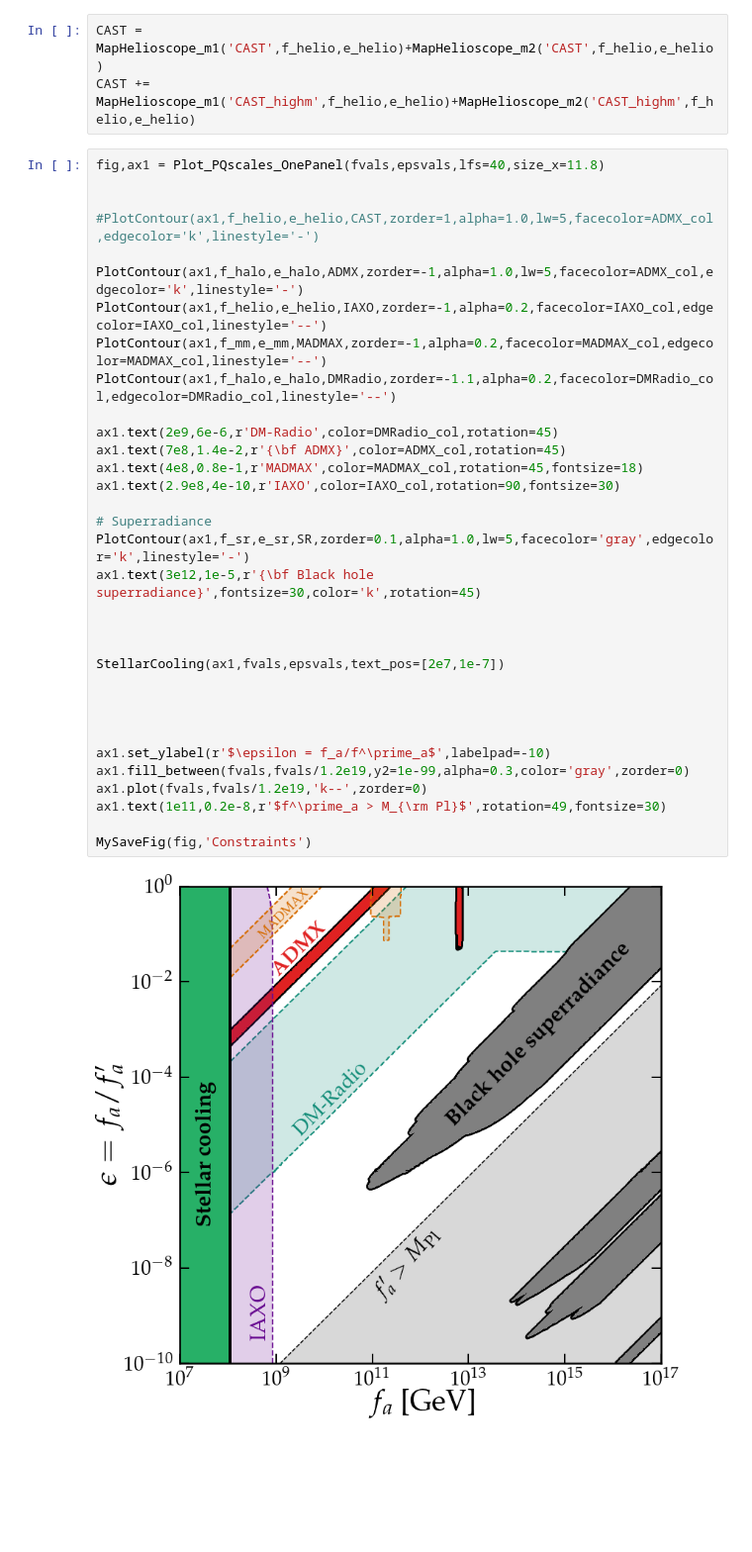
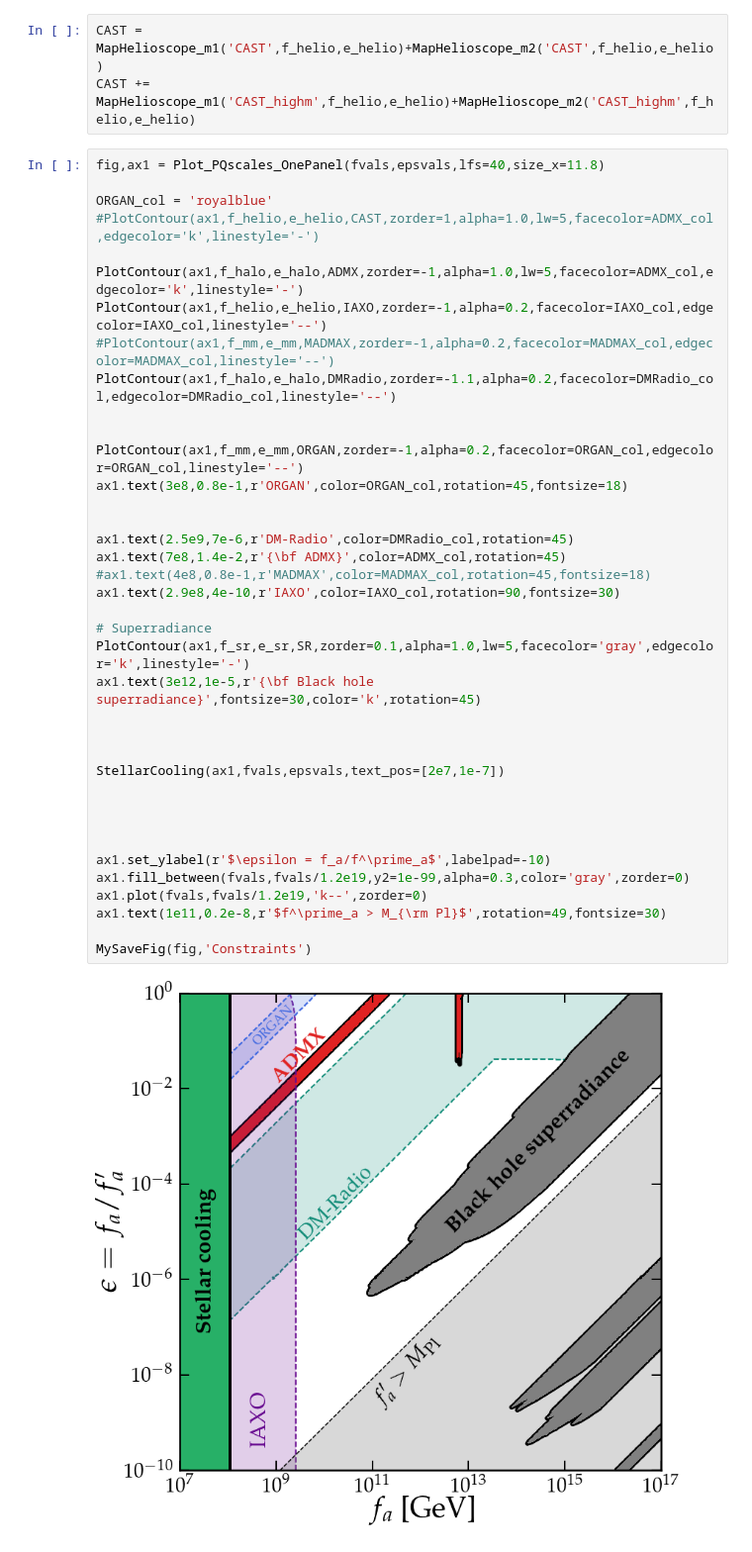
Before and after one commit to cajohare/CompAxion, a Jupyter notebook: Constraints.ipynb, the cells around one changed output. Shown: that part at 99% size. Drawn from its saved outputs; the diff is of its cells as text; blank space fills up the shorter version.

```diff
--- a/Constraints.ipynb
+++ b/Constraints.ipynb
@@ -42,35 +47,40 @@ CAST += MapHelioscope_m1('CAST_highm',f_helio,e_helio)+MapHelioscope_m2('CAST_hi
 # %%
 fig,ax1 = Plot_PQscales_OnePanel(fvals,epsvals,lfs=40,size_x=11.8)
 
-
+ORGAN_col = 'royalblue'
 #PlotContour(ax1,f_helio,e_helio,CAST,zorder=1,alpha=1.0,lw=5,facecolor=ADMX_col,edgecolor='k',linestyle='-')
 
 PlotContour(ax1,f_halo,e_halo,ADMX,zorder=-1,alpha=1.0,lw=5,facecolor=ADMX_col,edgecolor='k',linestyle='-')
 PlotContour(ax1,f_helio,e_helio,IAXO,zorder=-1,alpha=0.2,facecolor=IAXO_col,edgecolor=IAXO_col,linestyle='--')
-PlotContour(ax1,f_mm,e_mm,MADMAX,zorder=-1,alpha=0.2,facecolor=MADMAX_col,edgecolor=MADMAX_col,linestyle='--')
+#PlotContour(ax1,f_mm,e_mm,MADMAX,zorder=-1,alpha=0.2,facecolor=MADMAX_col,edgecolor=MADMAX_col,linestyle='--')
 PlotContour(ax1,f_halo,e_halo,DMRadio,zorder=-1.1,alpha=0.2,facecolor=DMRadio_col,edgecolor=DMRadio_col,linestyle='--')
 
-ax1.text(2e9,6e-6,r'DM-Radio',color=DMRadio_col,rotation=45)
+
+PlotContour(ax1,f_mm,e_mm,ORGAN,zorder=-1,alpha=0.2,facecolor=ORGAN_col,edgecolor=ORGAN_col,linestyle='--')
+ax1.text(3e8,0.8e-1,r'ORGAN',color=ORGAN_col,rotation=45,fontsize=18)
+
+
+ax1.text(2.5e9,7e-6,r'DM-Radio',color=DMRadio_col,rotation=45)
 ax1.text(7e8,1.4e-2,r'{\bf ADMX}',color=ADMX_col,rotation=45)
-ax1.text(4e8,0.8e-1,r'MADMAX',color=MADMAX_col,rotation=45,fontsize=18)
+#ax1.text(4e8,0.8e-1,r'MADMAX',color=MADMAX_col,rotation=45,fontsize=18)
 ax1.text(2.9e8,4e-10,r'IAXO',color=IAXO_col,rotation=90,fontsize=30)
 
 # Superradiance
 PlotContour(ax1,f_sr,e_sr,SR,zorder=0.1,alpha=1.0,lw=5,facecolor='gray',edgecolor='k',linestyle='-')
 ax1.text(3e12,1e-5,r'{\bf Black hole superradiance}',fontsize=30,color='k',rotation=45)
 
 
 
 StellarCooling(ax1,fvals,epsvals,text_pos=[2e7,1e-7])
 
 
 
 
 ax1.set_ylabel(r'$\epsilon = f_a/f^\prime_a$',labelpad=-10)
 ax1.fill_between(fvals,fvals/1.2e19,y2=1e-99,alpha=0.3,color='gray',zorder=0)
 ax1.plot(fvals,fvals/1.2e19,'k--',zorder=0)
 ax1.text(1e11,0.2e-8,r'$f^\prime_a > M_{\rm Pl}$',rotation=49,fontsize=30)
 
 MySaveFig(fig,'Constraints')
 # %% [output]
-[figure, old version]
+[figure, new version]
```
Also changed, not shown: parts of 1 cell of this notebook, 8 other files.
